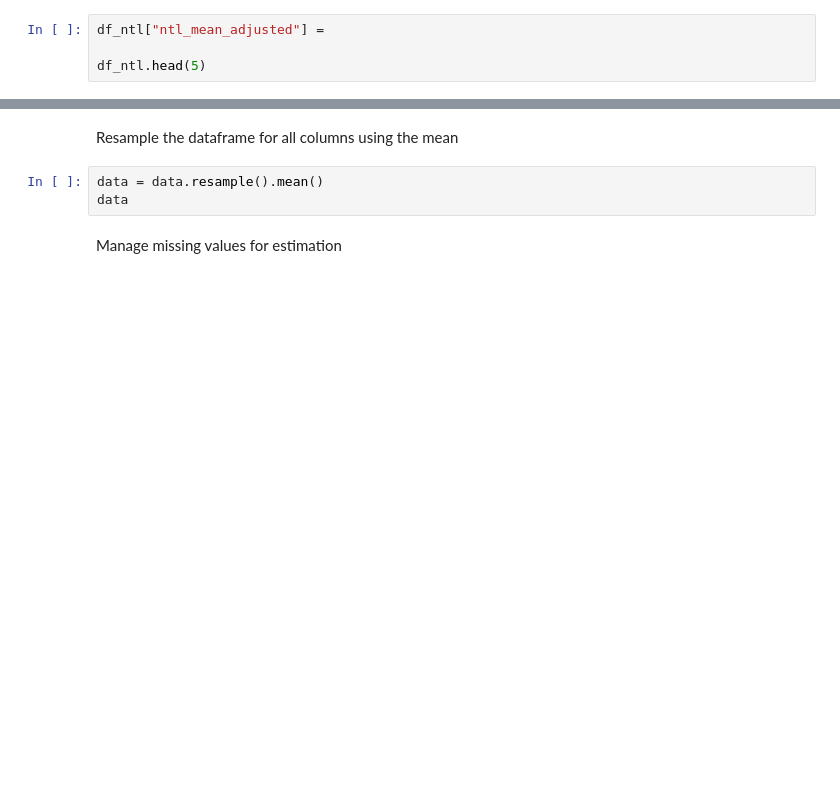
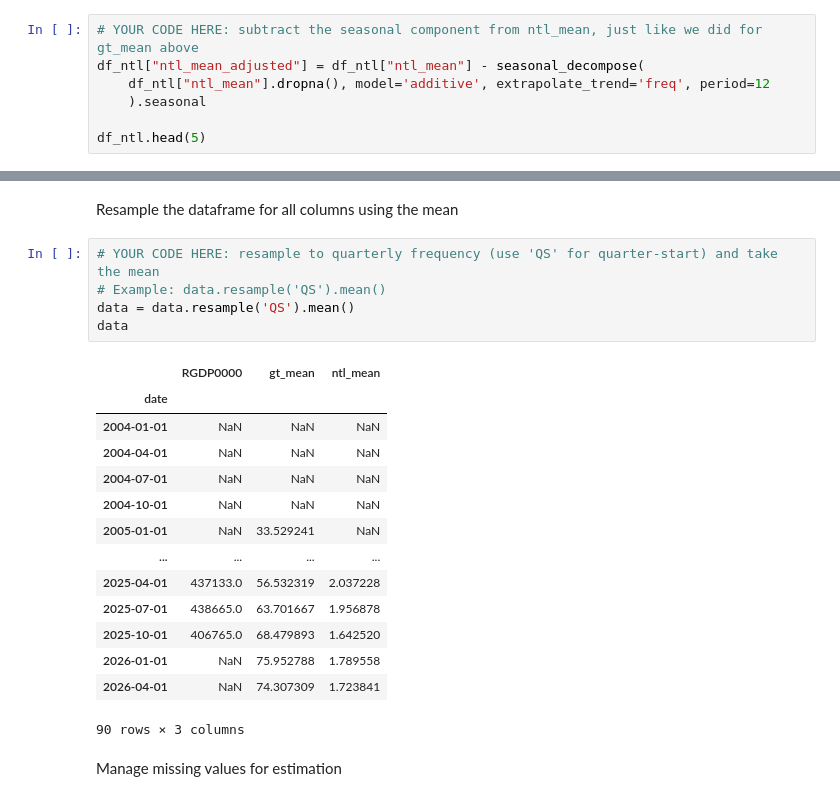
Before and after one commit to guerreroda/nwcst_jam, a Jupyter notebook: activity/s3e_build.ipynb, the cells around one changed output, grey strips where cells are left out. Saved outputs shown, nothing was run; the diff lists cells and outputs as text; blank space fills up the shorter version.

```diff
--- a/activity/s3e_build.ipynb
+++ b/activity/s3e_build.ipynb
@@ -118,4 +220,7 @@ seasonal_decompose().plot();
 # %%
-df_ntl["ntl_mean_adjusted"] =
+# YOUR CODE HERE: subtract the seasonal component from ntl_mean, just like we did for gt_mean above
+df_ntl["ntl_mean_adjusted"] = df_ntl["ntl_mean"] - seasonal_decompose(
+    df_ntl["ntl_mean"].dropna(), model='additive', extrapolate_trend='freq', period=12
+    ).seasonal
 
 df_ntl.head(5)
@@ -138,8 +273,25 @@ data.tail(5)
 # %% [markdown]
 Resample the dataframe for all columns using the mean
 # %%
-data = data.resample().mean()
+# YOUR CODE HERE: resample to quarterly frequency (use 'QS' for quarter-start) and take the mean
+# Example: data.resample('QS').mean()
+data = data.resample('QS').mean()
 data
+# %% [output]
+|  | RGDP0000 | gt_mean | ntl_mean |
+| date |  |  |  |
+| 2004-01-01 | NaN | NaN | NaN |
+| 2004-04-01 | NaN | NaN | NaN |
+| 2004-07-01 | NaN | NaN | NaN |
+| 2004-10-01 | NaN | NaN | NaN |
+| 2005-01-01 | NaN | 33.529241 | NaN |
+| ... | ... | ... | ... |
+| 2025-04-01 | 437133.0 | 56.532319 | 2.037228 |
+| 2025-07-01 | 438665.0 | 63.701667 | 1.956878 |
+| 2025-10-01 | 406765.0 | 68.479893 | 1.642520 |
+| 2026-01-01 | NaN | 75.952788 | 1.789558 |
+| 2026-04-01 | NaN | 74.307309 | 1.723841 |
+90 rows × 3 columns
 # %% [markdown]
 Manage missing values for estimation
 # %%
```
Also changed, not shown: parts of 25 cells of this notebook, 6 other files.
